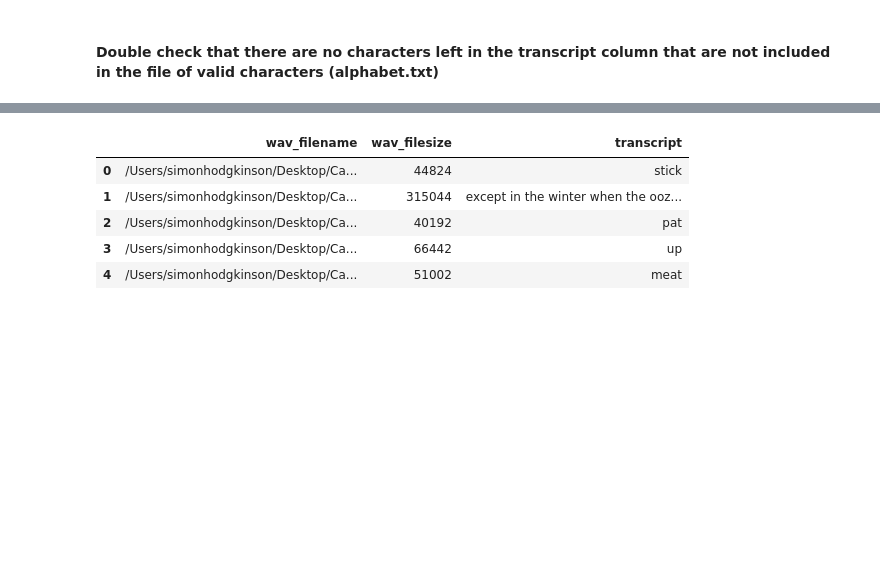
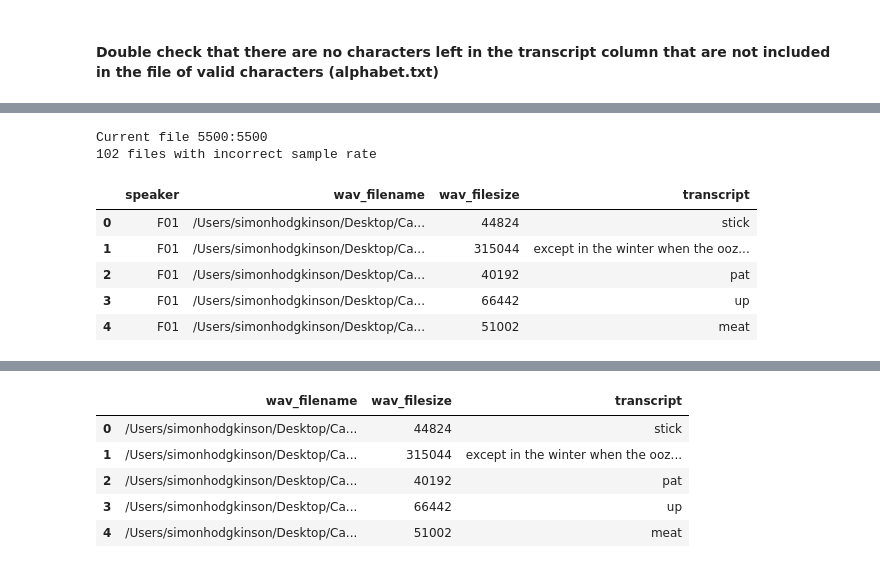
Before and after one commit to miketp333/mids_capstone, a Jupyter notebook: models/Transfer_learning_with_DeepSpeech.ipynb, the cells around one changed output, grey strips where cells are left out. Cells and saved outputs as stored; diff of their text form; code cells hidden in the pictures; blank space fills up the shorter version.

```diff
--- a/models/Transfer_learning_with_DeepSpeech.ipynb
+++ b/models/Transfer_learning_with_DeepSpeech.ipynb
@@ -214,0 +247,39 @@ Counter({'s': 3903,
+# %%
+# Create a new column that flags where sample rate is not 16000
+sample_rate = []
+
+n=1
+for x in list(df2['wav_filename']):
+
+    # display a counter
+    clear_output(wait=True)
+    fs, audio = wav.read(x)
+    print("Current file {0}:{1}".format(n,len(list(df2['wav_filename']))))
+
+    # check sample rate
+    if fs != 16000:
+        sample_rate.append('Bad')
+    else:
+        sample_rate.append('Good')
+
+    # increment the counter
+    n+=1
+
+df2['sample_rate'] = sample_rate
+print("{0} files with incorrect sample rate".format(sum(1 for i in sample_rate if i=='Bad')))
+# %% [output]
+Current file 5500:5500
+102 files with incorrect sample rate
+# %%
+# Remove elements where sample rate is not 16000 from dataframe
+
+df2 = df2[df2['sample_rate']=='Good'].reset_index(drop=True)
+del df2['sample_rate']
+df2.head()
+# %% [output]
+|  | speaker | wav_filename | wav_filesize | transcript |
+| 0 | F01 | /Users/simonhodgkinson/Desktop/Ca... | 44824 | stick |
+| 1 | F01 | /Users/simonhodgkinson/Desktop/Ca... | 315044 | except in the winter when the ooz... |
+| 2 | F01 | /Users/simonhodgkinson/Desktop/Ca... | 40192 | pat |
+| 3 | F01 | /Users/simonhodgkinson/Desktop/Ca... | 66442 | up |
+| 4 | F01 | /Users/simonhodgkinson/Desktop/Ca... | 51002 | meat |
```
Also changed, not shown: parts of 24 cells of this notebook.
